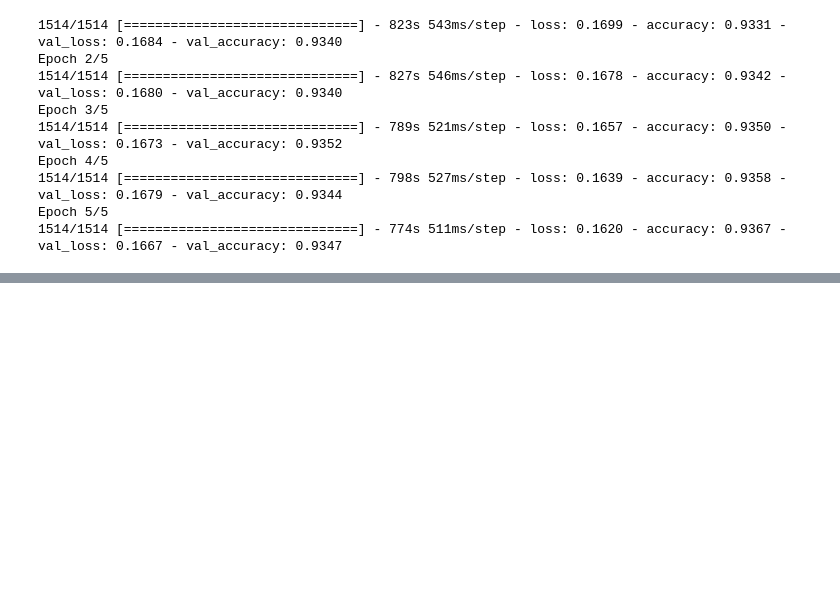
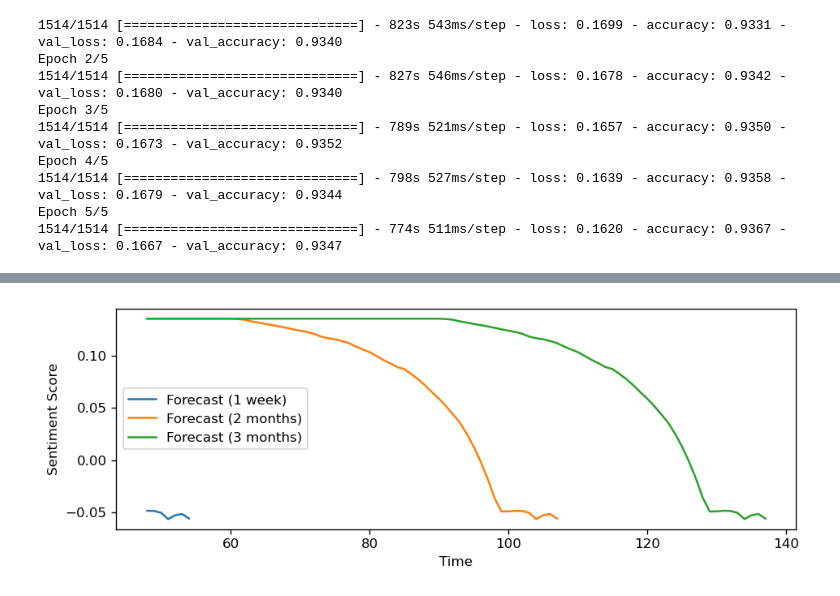
Before and after one commit to aytenkermencct/CA2_TweetAnalysis, a Jupyter notebook: TweetAnalysis.ipynb, the cells around one changed output, grey strips where cells are left out. Drawn from its saved outputs; the diff is of its cells as text; code cells hidden in the pictures; blank space fills up the shorter version.

```diff
--- a/TweetAnalysis.ipynb
+++ b/TweetAnalysis.ipynb
@@ -1047,0 +1089,3 @@ Warnings:
+# %%
+data=pd.read_csv("sentiment_data.csv")
+data.head(5)
@@ -1047,0 +1116,43 @@ Warnings:
+# %%
+warnings.filterwarnings("ignore")
+
+# Convert the 'date' column to a datetime data type and sort
+data['date'] = pd.to_datetime(data['formatted_date'], format='%Y %m %d %H:%M:%S')
+
+data.sort_values(by='date', inplace=True)
+
+# Group data by date and calculate the average sentiment score for each date
+data['sentiment_score'] = data['text'].apply(lambda x: analyzer.polarity_scores(x)['compound'])
+daily_sentiment = data.groupby(data['date'].dt.date)['sentiment_score'].mean()
+
+# Define the forecast horizon (e.g., 1 week, 2 months, 3 months)
+forecast_horizons = [7, 60, 90]  # 1 week, 2 months, and 3 months
+
+# Initialize a list to store the sentiment forecasts
+all_forecasts = []
+
+for horizon in forecast_horizons:
+    # Generate sentiment forecasts for the current horizon
+    forecasts = []
+
+    for i in range(horizon):
+        # Calculate the moving average sentiment score for the next day
+        forecast_sentiment = daily_sentiment.iloc[-horizon + i:].mean()
+        forecasts.append(forecast_sentiment)
+
+    # Append the forecasts for the current horizon to the list of all forecasts
+    all_forecasts.append(forecasts)
+
+# Plot the sentiment forecasts
+time = range(len(daily_sentiment), len(daily_sentiment) + sum(forecast_horizons))
+labels = ['1 week', '2 months', '3 months']
+
+for i, horizon in enumerate(forecast_horizons):
+    plt.plot(time[:horizon], all_forecasts[i], label=f'Forecast ({labels[i]})')
+
+plt.xlabel('Time')
+plt.ylabel('Sentiment Score')
+plt.legend()
+plt.show()
+# %% [output]
+[figure, added]
```
Also changed, not shown: parts of 57 cells of this notebook.
